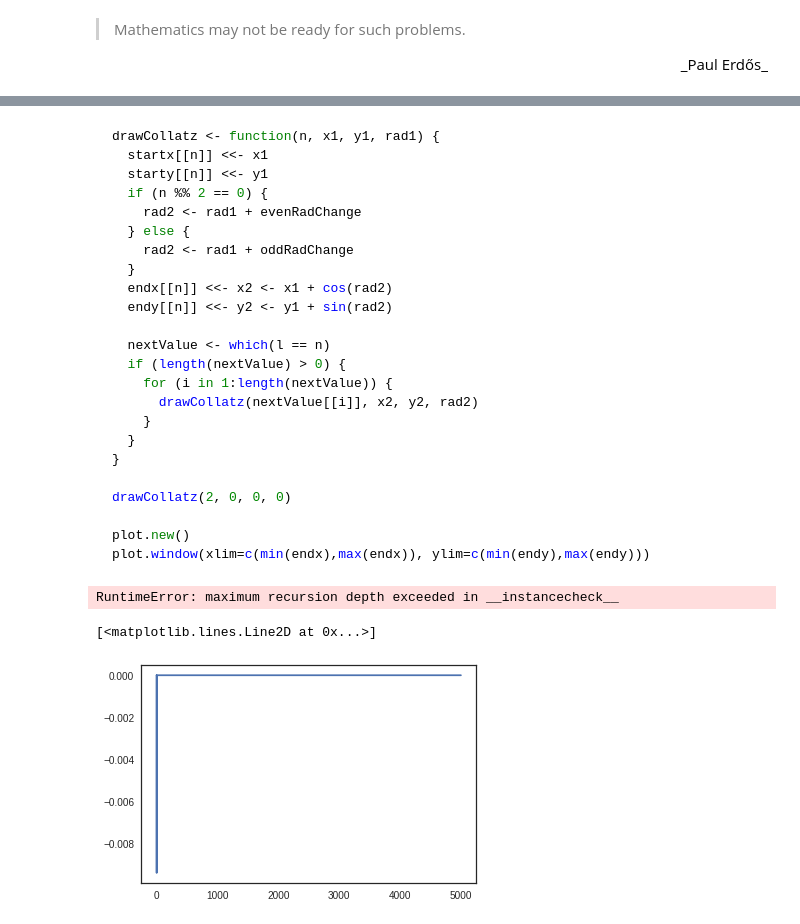
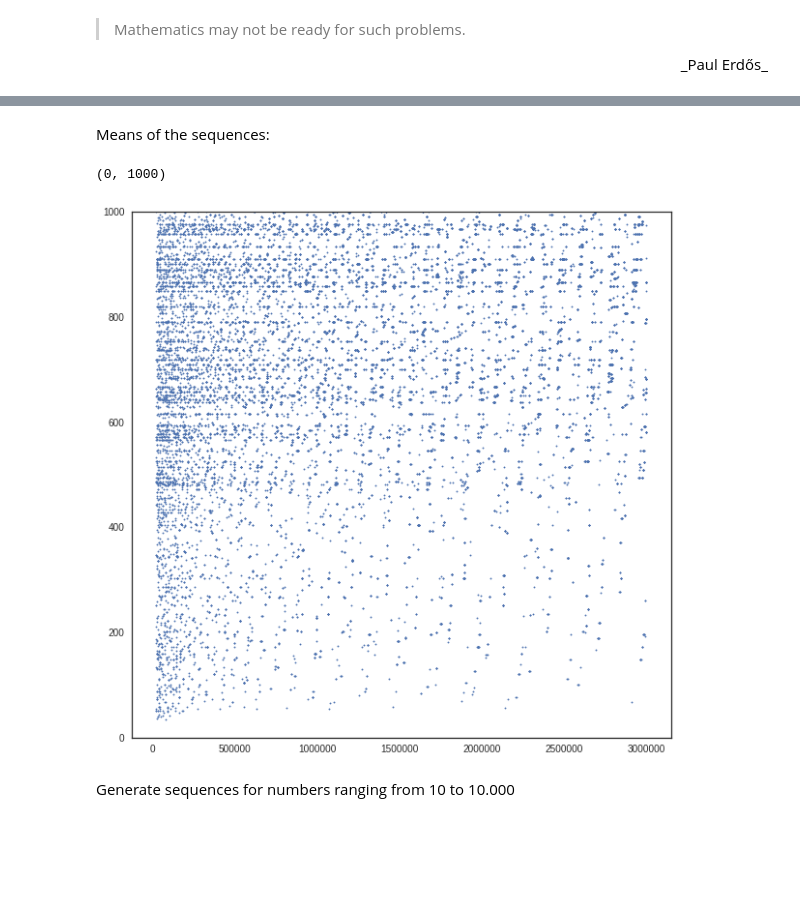
Before and after one commit to BielStela/Seminari, a Jupyter notebook: Collatz conjecture.ipynb, the cells around one changed output, grey strips where cells are left out. Saved outputs shown, nothing was run; the diff lists cells and outputs as text; code cells hidden in the pictures; blank space fills up the shorter version.

````diff
--- a/Collatz conjecture.ipynb
+++ b/Collatz conjecture.ipynb
@@ -111,26 +71,0 @@ ax.plot(rev_cumsum[0], leng_arr[0])
-# %% [markdown]
-``` R
-drawCollatz <- function(n, x1, y1, rad1) {
-  startx[[n]] <<- x1
-  starty[[n]] <<- y1
-  if (n %% 2 == 0) {
-    rad2 <- rad1 + evenRadChange
-  } else {
-    rad2 <- rad1 + oddRadChange
-  }
-  endx[[n]] <<- x2 <- x1 + cos(rad2)
-  endy[[n]] <<- y2 <- y1 + sin(rad2)
-
-  nextValue <- which(l == n)
-  if (length(nextValue) > 0) {
-    for (i in 1:length(nextValue)) {
-      drawCollatz(nextValue[[i]], x2, y2, rad2)
-    }
-  }
-}
-
-drawCollatz(2, 0, 0, 0)
-
-plot.new()
-plot.window(xlim=c(min(endx),max(endx)), ylim=c(min(endy),max(endy)))
-```
@@ -167,9 +72,13 @@ def draw_collatz(n,x,y,rad1):
-# %%
-draw_collatz(2,0,0,0)
-# %% [output]
-RuntimeError: maximum recursion depth exceeded in __instancecheck__
-# %%
-plt.plot(endy)
-# %% [output]
-[<matplotlib.lines.Line2D at 0x...>]
-[figure, removed]
+# %% [markdown]
+Means of the sequences:
+# %%
+mean_seq = [np.median(x) for x in lst_coll]
+
+plt.figure(figsize=(10, 10))
+plt.scatter(numbers, mean_seq, s = 2)
+plt.ylim(0,1000)
+# %% [output]
+(0, 1000)
+[figure, added]
+# %% [markdown]
+Generate sequences for numbers ranging from 10 to 10.000
````
Also changed, not shown: parts of 34 cells of this notebook.
